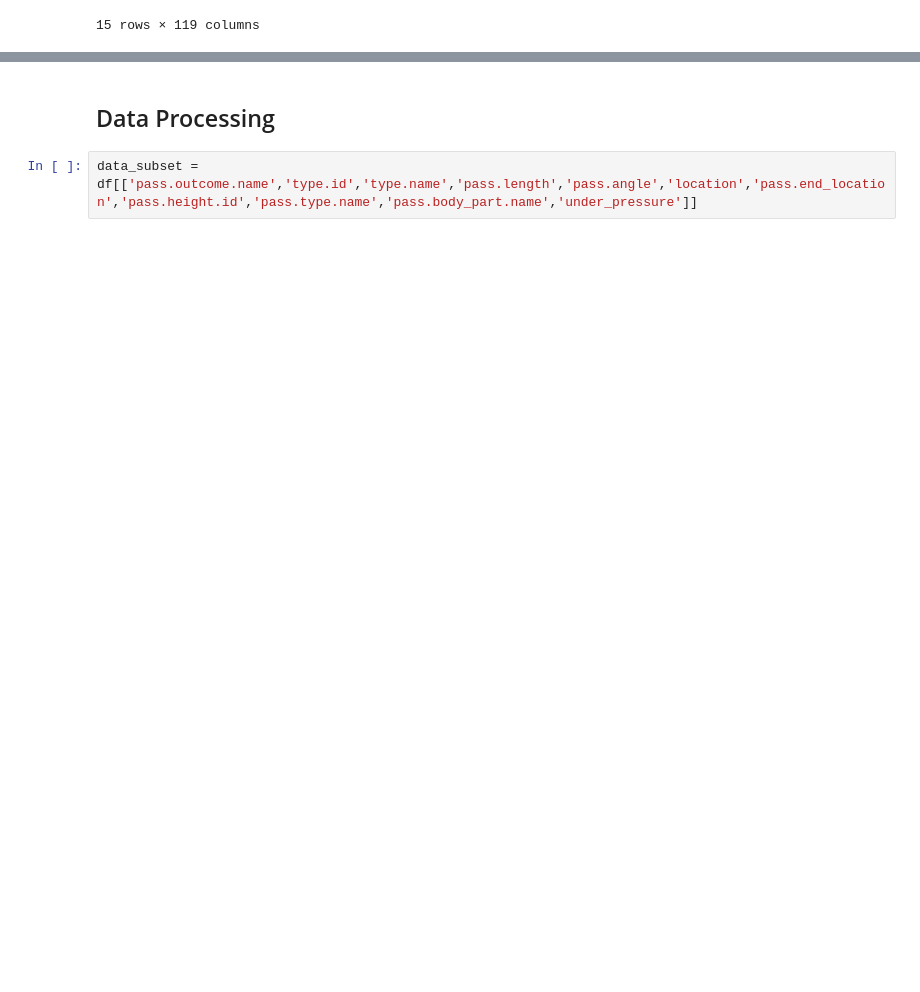
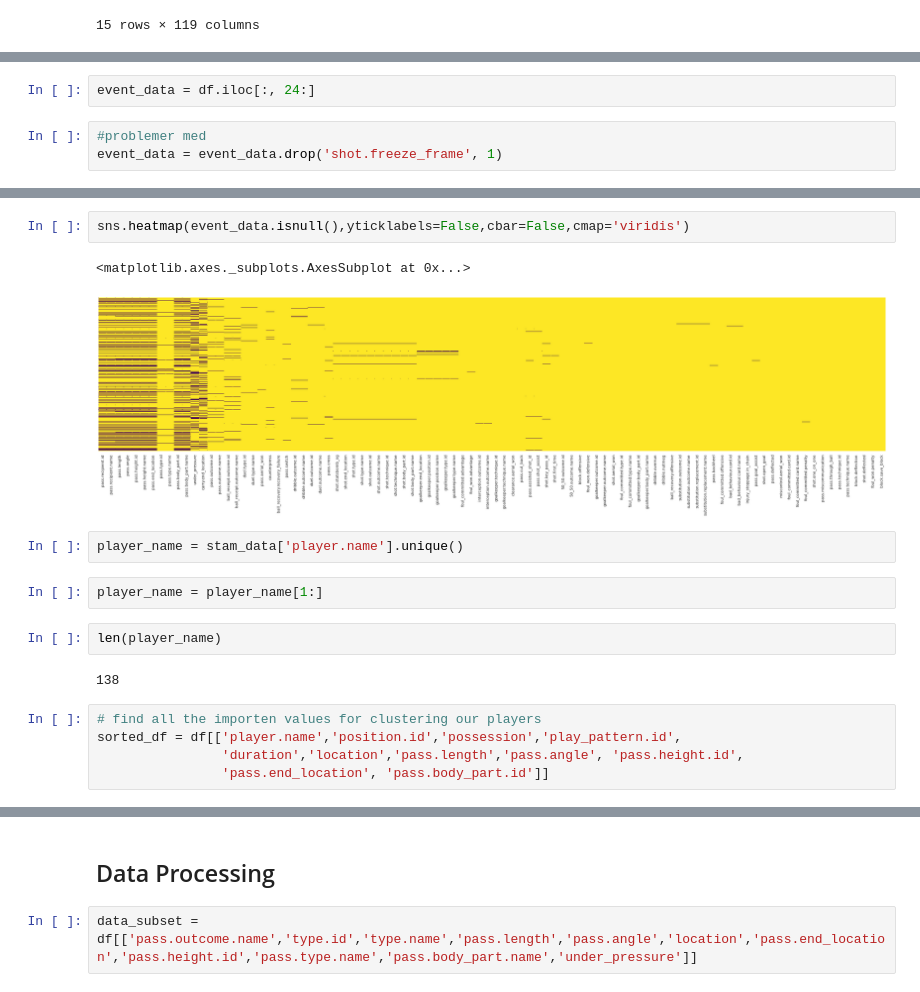
Before and after one commit to jonasfover/2-Semester-, a Jupyter notebook: football_champion_league.ipynb, the cells around one changed output, grey strips where cells are left out. Saved outputs shown, nothing was run; the diff lists cells and outputs as text; blank space fills up the shorter version.

```diff
--- a/football_champion_league.ipynb
+++ b/football_champion_league.ipynb
@@ -139,0 +172,5 @@ df.head(15)
+# %%
+event_data = df.iloc[:, 24:]
+# %%
+#problemer med
+event_data = event_data.drop('shot.freeze_frame', 1)
@@ -139,0 +196,18 @@ df.head(15)
+# %%
+sns.heatmap(event_data.isnull(),yticklabels=False,cbar=False,cmap='viridis')
+# %% [output]
+<matplotlib.axes._subplots.AxesSubplot at 0x...>
+[figure, added]
+# %%
+player_name = stam_data['player.name'].unique()
+# %%
+player_name = player_name[1:]
+# %%
+len(player_name)
+# %% [output]
+138
+# %%
+# find all the importen values for clustering our players
+sorted_df = df[['player.name','position.id','possession','play_pattern.id',
+                'duration','location','pass.length','pass.angle', 'pass.height.id',
+                'pass.end_location', 'pass.body_part.id']]
```
Also changed, not shown: parts of 76 cells of this notebook.
